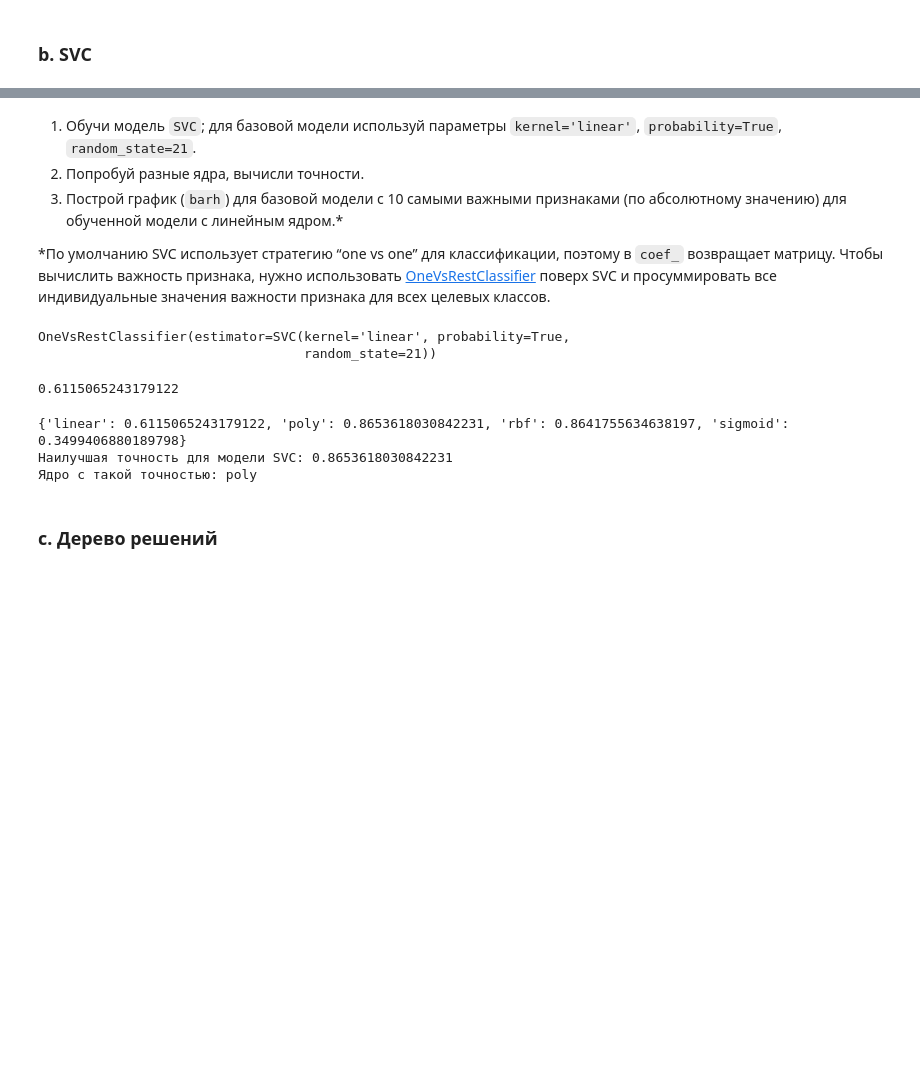
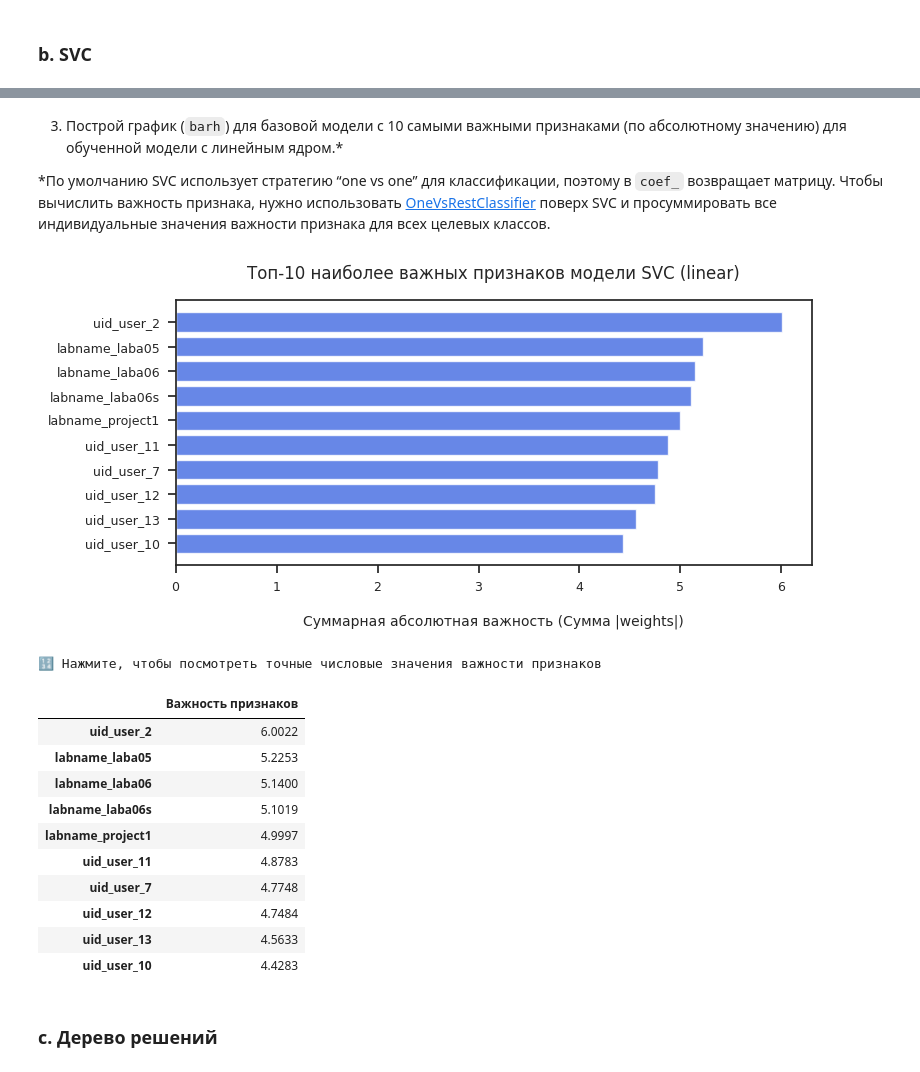
Before and after one commit to RunForJoy/ml-fundamentals-classification-regression-clustering, a Jupyter notebook: src/ex02/02_multiclass_one-hot_RU.ipynb, the cells around one changed output, grey strips where cells are left out. Saved outputs shown, nothing was run; the diff lists cells and outputs as text; code cells hidden in the pictures; blank space fills up the shorter version.

```diff
--- a/src/ex02/02_multiclass_one-hot_RU.ipynb
+++ b/src/ex02/02_multiclass_one-hot_RU.ipynb
@@ -229,0 +356,3 @@ df
+# %%
+accuracy_history = {"linear": accuracy_svc}
+trained_models = {"linear": model_svc_linear_ovr}
@@ -229,0 +393,5 @@ df
+# %%
+svc_coef_matrix_ovr = np.array(
+    [estimator.coef_[0] for estimator in model_svc_linear_ovr.estimators_]
+)
+svc_coef_matrix_ovr[:1]
@@ -230,43 +414,4 @@ df
 # %% [markdown]
-1. Обучи модель `SVC`; для базовой модели используй параметры `kernel='linear'`, `probability=True`, `random_state=21`.
-2. Попробуй разные ядра, вычисли точности.
 3. Построй график (`barh`) для базовой модели с 10 самыми важными признаками (по абсолютному значению) для обученной модели с линейным ядром.*
 
 *По умолчанию SVC использует стратегию “one vs one” для классификации, поэтому в `coef_` возвращает матрицу. Чтобы вычислить важность признака, нужно использовать [OneVsRestClassifier](https://scikit-learn.org/stable/modules/generated/sklearn.multiclass.OneVsRestClassifier.html) поверх SVC и просуммировать все индивидуальные значения важности признака для всех целевых классов.
-# %%
-model_svc_multi = SVC(kernel="linear", random_state=21, probability=True)
-model_svc_multi_OvsRC = OneVsRestClassifier(model_svc_multi)
-model_svc_multi_OvsRC.fit(X, y)
-# %% [output]
-OneVsRestClassifier(estimator=SVC(kernel='linear', probability=True,
-                                  random_state=21))
-# %%
-y_pred_svc = model_svc_multi_OvsRC.predict(X)
-accuracy_svc = accuracy_score(y, y_pred_svc)
-accuracy_svc
-# %% [output]
-0.6115065243179122
-# %%
-kernels = ["linear", "poly", "rbf", "sigmoid"]
-accuracy_history = {}
-trained_models = {}
-
-for k in kernels:
-    model_svc_multi_OvsRC = OneVsRestClassifier(
-        SVC(kernel=k, probability=True, random_state=21)
-    )
-    model_svc_multi_OvsRC.fit(X, y)
-    y_pred_svc = model_svc_multi_OvsRC.predict(X)
-    acc = accuracy_score(y, y_pred_svc)
-    accuracy_history[k] = acc
-    trained_models[k] = model_svc_multi_OvsRC
-
-print(accuracy_history)
-highest_accuracy = max(accuracy_history.values())
-best_kernels = [k for k, v in accuracy_history.items() if v == highest_accuracy]
-print(f"Наилучшая точность для модели SVC: {highest_accuracy}")
-print(f"Ядро с такой точностью: {', '.join(best_kernels)}")
-# %% [output]
-{'linear': 0.6115065243179122, 'poly': 0.8653618030842231, 'rbf': 0.8641755634638197, 'sigmoid': 0.3499406880189798}
-Наилучшая точность для модели SVC: 0.8653618030842231
-Ядро с такой точностью: poly
@@ -275,3 +418,21 @@ print(f"Ядро с такой точностью: {', '.join(best_kernels)}")
+# %%
+df_svc = draw_barh_for_feature_importances(
+    svc_coef_matrix_ovr, X.columns, model_name="SVC (linear)"
+)
+# %% [output]
+[figure, added]
+🔢 Нажмите, чтобы посмотреть точные числовые значения важности признаков
+|  | Важность признаков |
+| uid_user_2 | 6.0022 |
+| labname_laba05 | 5.2253 |
+| labname_laba06 | 5.1400 |
+| labname_laba06s | 5.1019 |
+| labname_project1 | 4.9997 |
+| uid_user_11 | 4.8783 |
+| uid_user_7 | 4.7748 |
+| uid_user_12 | 4.7484 |
+| uid_user_13 | 4.5633 |
+| uid_user_10 | 4.4283 |
 # %% [markdown]
 ### c. Дерево решений
 # %% [markdown]
```
Also changed, not shown: parts of 39 cells of this notebook, 1 other file.
